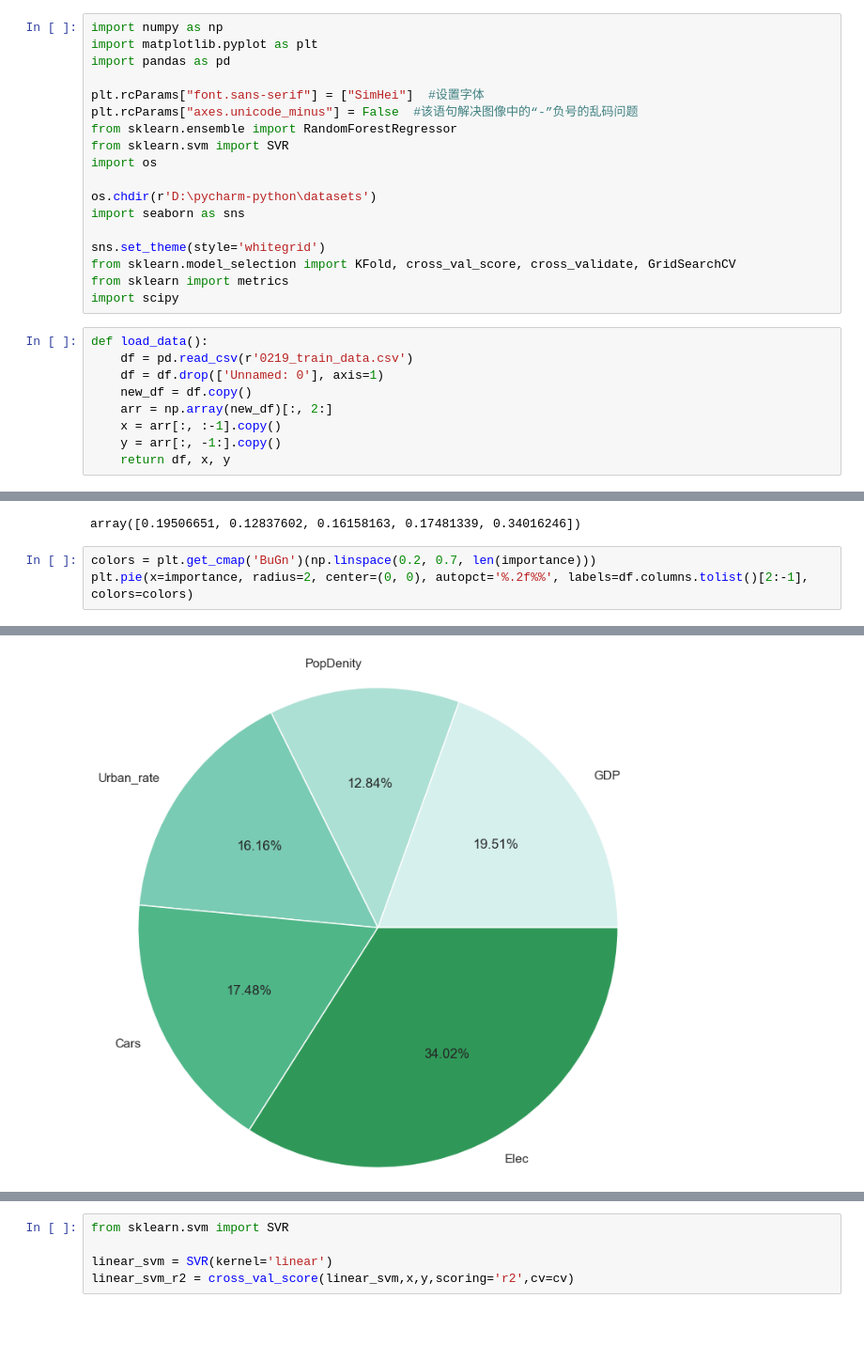
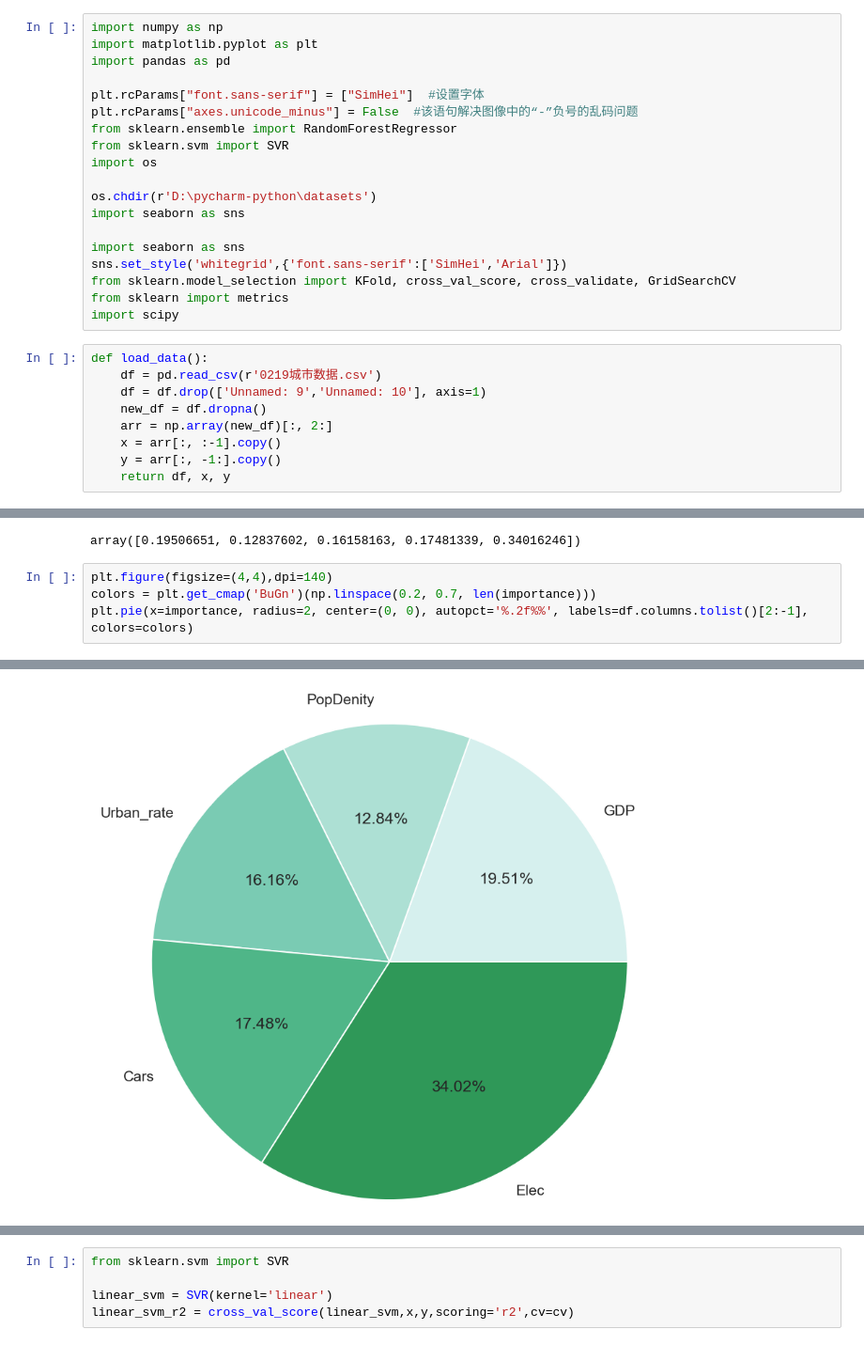
Before and after one commit to moonchildink/machine_learning, a Jupyter notebook: 0219.ipynb, the cells around one changed output, grey strips where cells are left out. Shown at 94% size. Saved outputs shown, nothing was run; the diff lists cells and outputs as text.

```diff
--- a/0219.ipynb
+++ b/0219.ipynb
@@ -12,15 +12,16 @@ import os
 os.chdir(r'D:\pycharm-python\datasets')
 import seaborn as sns
 
-sns.set_theme(style='whitegrid')
+import seaborn as sns
+sns.set_style('whitegrid',{'font.sans-serif':['SimHei','Arial']})
 from sklearn.model_selection import KFold, cross_val_score, cross_validate, GridSearchCV
 from sklearn import metrics
 import scipy
 # %%
 def load_data():
-    df = pd.read_csv(r'0219_train_data.csv')
-    df = df.drop(['Unnamed: 0'], axis=1)
-    new_df = df.copy()
+    df = pd.read_csv(r'0219城市数据.csv')
+    df = df.drop(['Unnamed: 9','Unnamed: 10'], axis=1)
+    new_df = df.dropna()
     arr = np.array(new_df)[:, 2:]
     x = arr[:, :-1].copy()
     y = arr[:, -1:].copy()
@@ -190,22 +223,23 @@ importance
 # %% [output]
 array([0.19506651, 0.12837602, 0.16158163, 0.17481339, 0.34016246])
 # %%
+plt.figure(figsize=(4,4),dpi=140)
 colors = plt.get_cmap('BuGn')(np.linspace(0.2, 0.7, len(importance)))
 plt.pie(x=importance, radius=2, center=(0, 0), autopct='%.2f%%', labels=df.columns.tolist()[2:-1], colors=colors)
 # %% [output]
 ([<matplotlib.patches.Wedge at 0x...>,
   <matplotlib.patches.Wedge at 0x...>,
   <matplotlib.patches.Wedge at 0x...>,
   <matplotlib.patches.Wedge at 0x...>,
   <matplotlib.patches.Wedge at 0x...>],
  [Text(1.7996650117781856, 1.2653876265324489, 'GDP'),
   Text(-0.1278532597407455, 2.1962817542322903, 'PopDenity'),
   Text(-1.8135995593826297, 1.2453339464605997, 'Urban_rate'),
   Text(-1.9760809159494652, -0.9670078663694124, 'Cars'),
   Text(1.0588741948477252, -1.928415266348403, 'Elec')],
  [Text(0.9816354609699193, 0.6902114326540629, '19.51%'),
   Text(-0.06973814167677025, 1.1979718659448855, '12.84%'),
   Text(-0.9892361232996161, 0.6792730617057815, '16.16%'),
   Text(-1.0778623177906173, -0.5274588362014976, '17.48%'),
   Text(0.5775677426442137, -1.0518628725536743, '34.02%')])
-[figure, old version]
+[figure, new version]
```
Also changed, not shown: parts of 50 cells of this notebook, 1 other file.
